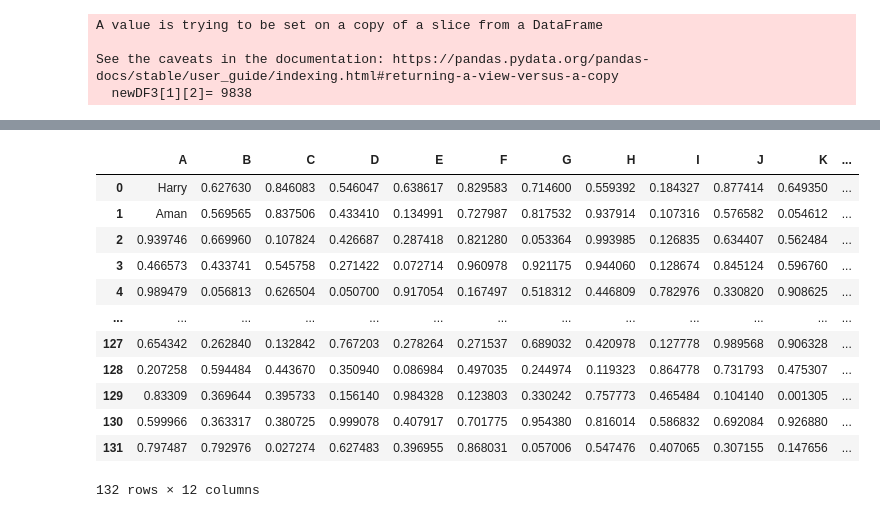
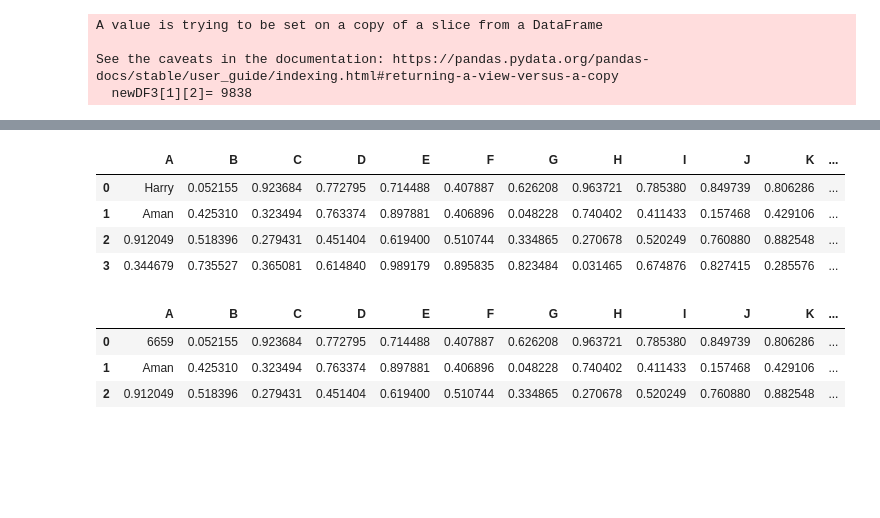
Before and after one commit to Hridayansh018/Pandas, a Jupyter notebook: Tutorial.ipynb, the cells around one changed output, grey strips where cells are left out. Cells and saved outputs as stored; diff of their text form; code cells hidden in the pictures; blank space fills up the shorter version.

```diff
--- a/Tutorial.ipynb
+++ b/Tutorial.ipynb
@@ -313,18 +313,19 @@ newDF3
 132 rows × 12 columns
 # %%
 newDF.columns = list("ABCDEFGHIJKL")
-newDF
-# %% [output]
-|  | A | B | C | D | E | F | G | H | I | J | K | ... |
-| 0 | Harry | 0.627630 | 0.846083 | 0.546047 | 0.638617 | 0.829583 | 0.714600 | 0.559392 | 0.184327 | 0.877414 | 0.649350 | ... |
-| 1 | Aman | 0.569565 | 0.837506 | 0.433410 | 0.134991 | 0.727987 | 0.817532 | 0.937914 | 0.107316 | 0.576582 | 0.054612 | ... |
-| 2 | 0.939746 | 0.669960 | 0.107824 | 0.426687 | 0.287418 | 0.821280 | 0.053364 | 0.993985 | 0.126835 | 0.634407 | 0.562484 | ... |
-| 3 | 0.466573 | 0.433741 | 0.545758 | 0.271422 | 0.072714 | 0.960978 | 0.921175 | 0.944060 | 0.128674 | 0.845124 | 0.596760 | ... |
-| 4 | 0.989479 | 0.056813 | 0.626504 | 0.050700 | 0.917054 | 0.167497 | 0.518312 | 0.446809 | 0.782976 | 0.330820 | 0.908625 | ... |
-| ... | ... | ... | ... | ... | ... | ... | ... | ... | ... | ... | ... | ... |
-| 127 | 0.654342 | 0.262840 | 0.132842 | 0.767203 | 0.278264 | 0.271537 | 0.689032 | 0.420978 | 0.127778 | 0.989568 | 0.906328 | ... |
-| 128 | 0.207258 | 0.594484 | 0.443670 | 0.350940 | 0.086984 | 0.497035 | 0.244974 | 0.119323 | 0.864778 | 0.731793 | 0.475307 | ... |
-| 129 | 0.83309 | 0.369644 | 0.395733 | 0.156140 | 0.984328 | 0.123803 | 0.330242 | 0.757773 | 0.465484 | 0.104140 | 0.001305 | ... |
-| 130 | 0.599966 | 0.363317 | 0.380725 | 0.999078 | 0.407917 | 0.701775 | 0.954380 | 0.816014 | 0.586832 | 0.692084 | 0.926880 | ... |
-| 131 | 0.797487 | 0.792976 | 0.027274 | 0.627483 | 0.396955 | 0.868031 | 0.057006 | 0.547476 | 0.407065 | 0.307155 | 0.147656 | ... |
-132 rows × 12 columns
+# %%
+newDF.head(4)
+# %% [output]
+|  | A | B | C | D | E | F | G | H | I | J | K | ... |
+| 0 | Harry | 0.052155 | 0.923684 | 0.772795 | 0.714488 | 0.407887 | 0.626208 | 0.963721 | 0.785380 | 0.849739 | 0.806286 | ... |
+| 1 | Aman | 0.425310 | 0.323494 | 0.763374 | 0.897881 | 0.406896 | 0.048228 | 0.740402 | 0.411433 | 0.157468 | 0.429106 | ... |
+| 2 | 0.912049 | 0.518396 | 0.279431 | 0.451404 | 0.619400 | 0.510744 | 0.334865 | 0.270678 | 0.520249 | 0.760880 | 0.882548 | ... |
+| 3 | 0.344679 | 0.735527 | 0.365081 | 0.614840 | 0.989179 | 0.895835 | 0.823484 | 0.031465 | 0.674876 | 0.827415 | 0.285576 | ... |
+# %%
+newDF.loc[0,"A"] = 6659
+newDF.head(3)
+# %% [output]
+|  | A | B | C | D | E | F | G | H | I | J | K | ... |
+| 0 | 6659 | 0.052155 | 0.923684 | 0.772795 | 0.714488 | 0.407887 | 0.626208 | 0.963721 | 0.785380 | 0.849739 | 0.806286 | ... |
+| 1 | Aman | 0.425310 | 0.323494 | 0.763374 | 0.897881 | 0.406896 | 0.048228 | 0.740402 | 0.411433 | 0.157468 | 0.429106 | ... |
+| 2 | 0.912049 | 0.518396 | 0.279431 | 0.451404 | 0.619400 | 0.510744 | 0.334865 | 0.270678 | 0.520249 | 0.760880 | 0.882548 | ... |
```
Also changed, not shown: parts of 18 cells of this notebook.
